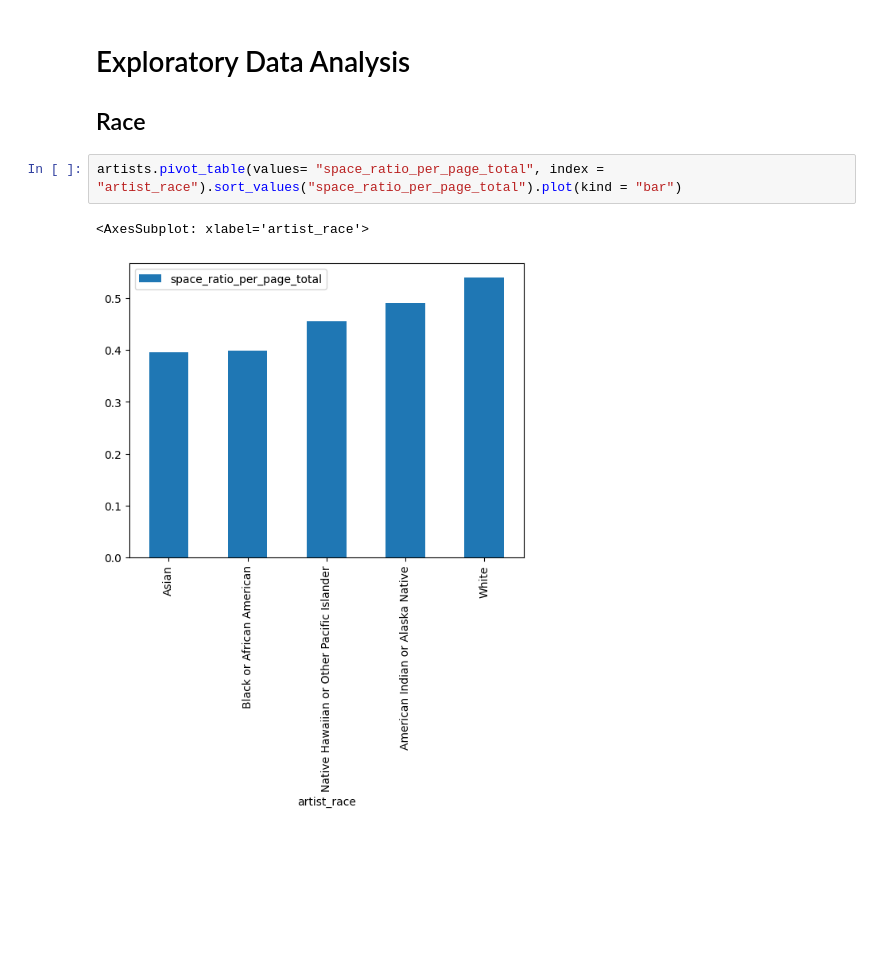
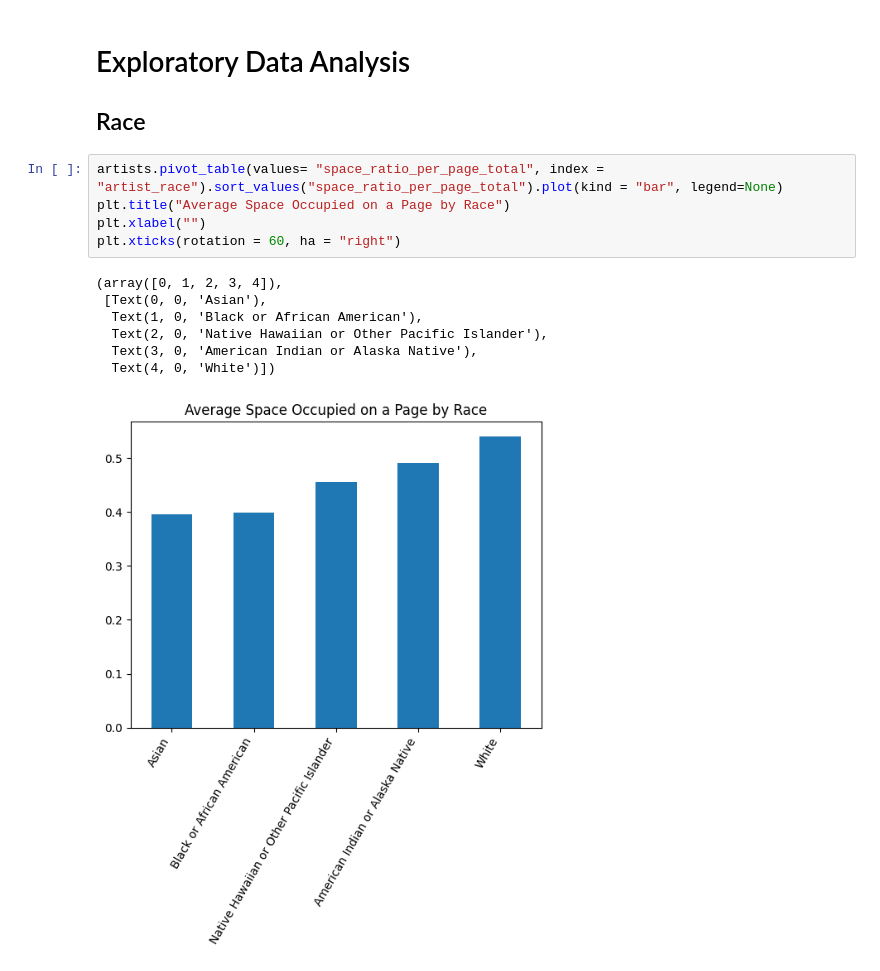
Before and after one commit to MattHondrakis/Python-Data-Science, a Jupyter notebook: Art History.ipynb, the cells around one changed output. Cells and saved outputs as stored; diff of their text form; blank space fills up the shorter version.

Commit message:
plot work

```diff
--- a/Art History.ipynb
+++ b/Art History.ipynb
@@ -18,7 +18,15 @@ artists.head()
 # Exploratory Data Analysis
 ## Race
 # %%
-artists.pivot_table(values= "space_ratio_per_page_total", index = "artist_race").sort_values("space_ratio_per_page_total").plot(kind = "bar")
+artists.pivot_table(values= "space_ratio_per_page_total", index = "artist_race").sort_values("space_ratio_per_page_total").plot(kind = "bar", legend=None)
+plt.title("Average Space Occupied on a Page by Race")
+plt.xlabel("")
+plt.xticks(rotation = 60, ha = "right")
 # %% [output]
-<AxesSubplot: xlabel='artist_race'>
+(array([0, 1, 2, 3, 4]),
+ [Text(0, 0, 'Asian'),
+  Text(1, 0, 'Black or African American'),
+  Text(2, 0, 'Native Hawaiian or Other Pacific Islander'),
+  Text(3, 0, 'American Indian or Alaska Native'),
+  Text(4, 0, 'White')])
-[figure, old version]
+[figure, new version]
```
